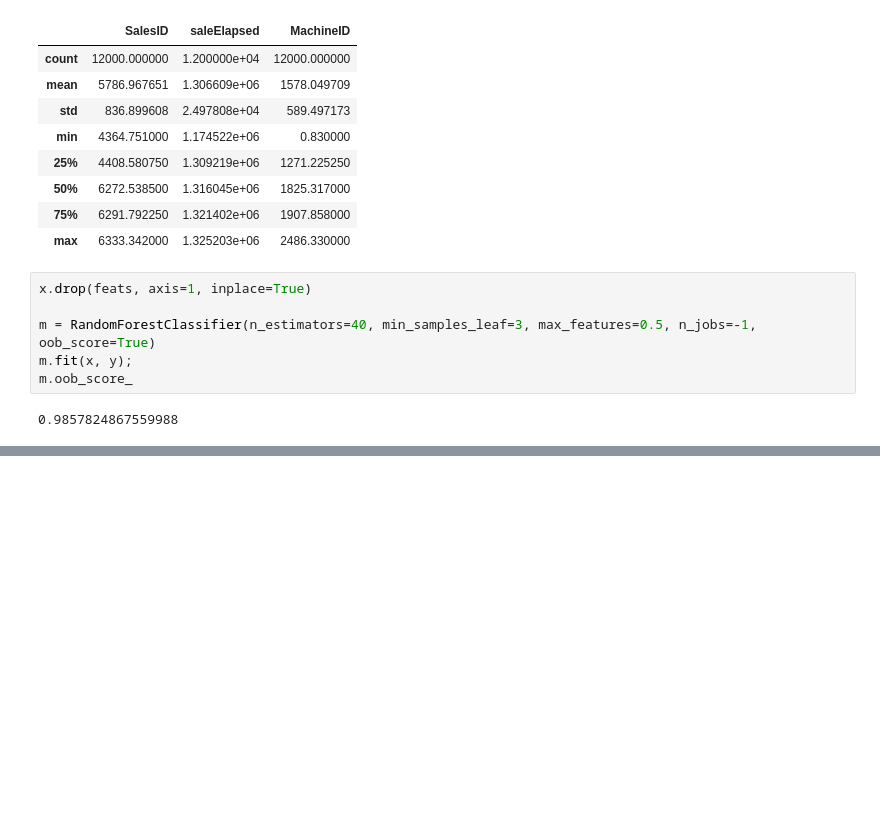
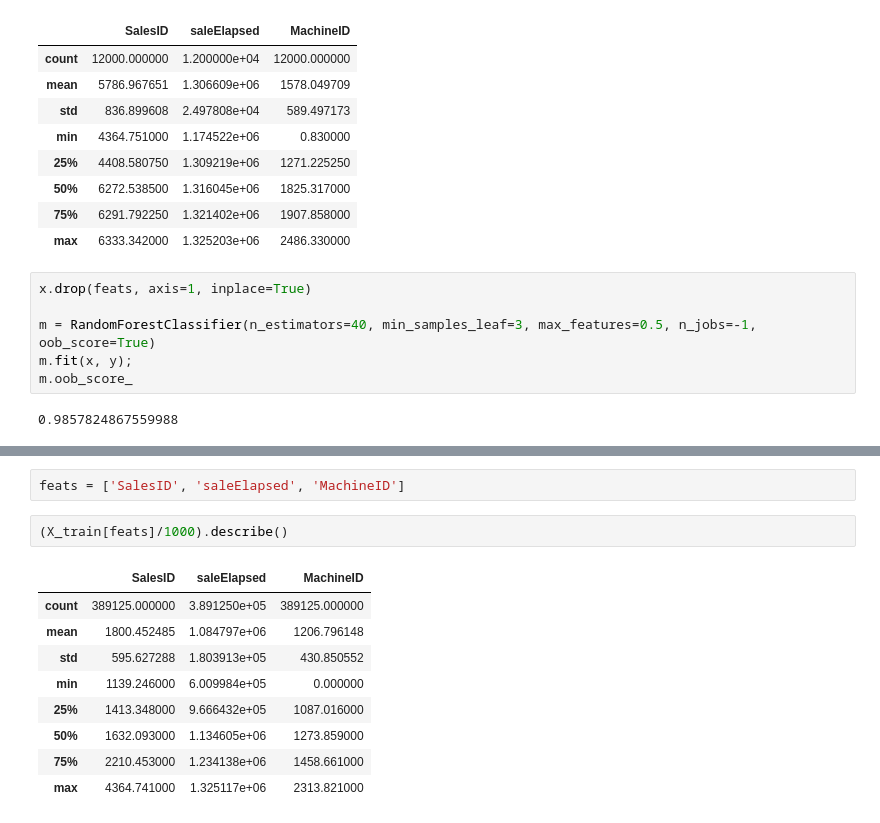
Before and after one commit to s-r-aman/machine_learning_playground, a Jupyter notebook: fastdotai/fastai_1.ipynb, the cells around one changed output, grey strips where cells are left out. Saved outputs shown, nothing was run; the diff lists cells and outputs as text; blank space fills up the shorter version.

```diff
--- a/fastdotai/fastai_1.ipynb
+++ b/fastdotai/fastai_1.ipynb
@@ -296,0 +327,14 @@ m.oob_score_
+# %%
+feats = ['SalesID', 'saleElapsed', 'MachineID']
+# %%
+(X_train[feats]/1000).describe()
+# %% [output]
+|  | SalesID | saleElapsed | MachineID |
+| count | 389125.000000 | 3.891250e+05 | 389125.000000 |
+| mean | 1800.452485 | 1.084797e+06 | 1206.796148 |
+| std | 595.627288 | 1.803913e+05 | 430.850552 |
+| min | 1139.246000 | 6.009984e+05 | 0.000000 |
+| 25% | 1413.348000 | 9.666432e+05 | 1087.016000 |
+| 50% | 1632.093000 | 1.134605e+06 | 1273.859000 |
+| 75% | 2210.453000 | 1.234138e+06 | 1458.661000 |
+| max | 4364.741000 | 1.325117e+06 | 2313.821000 |
```
Also changed, not shown: parts of 12 cells of this notebook.
